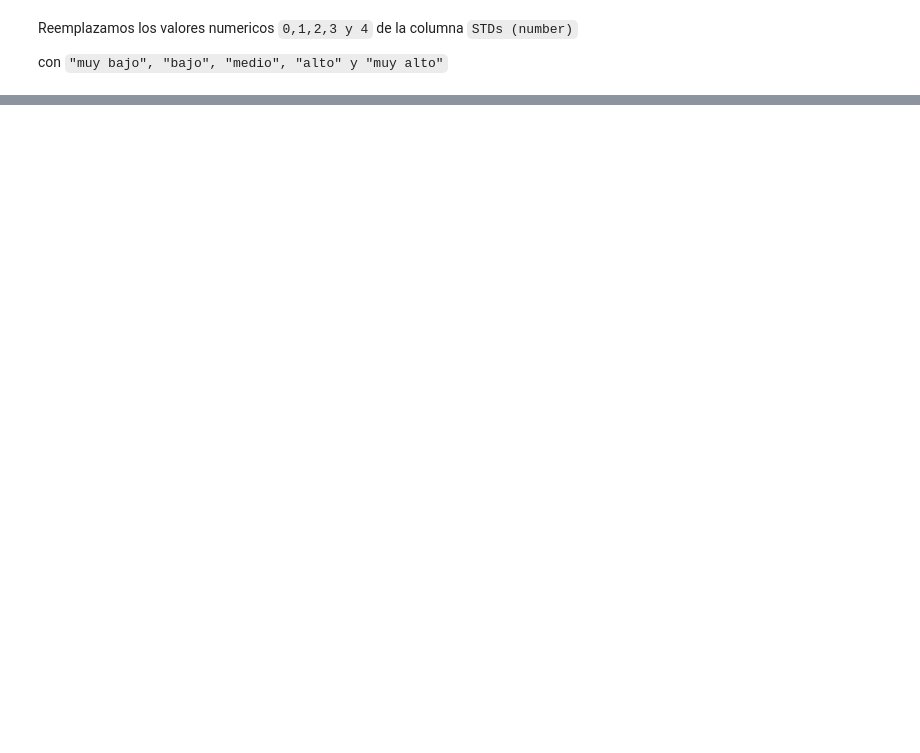
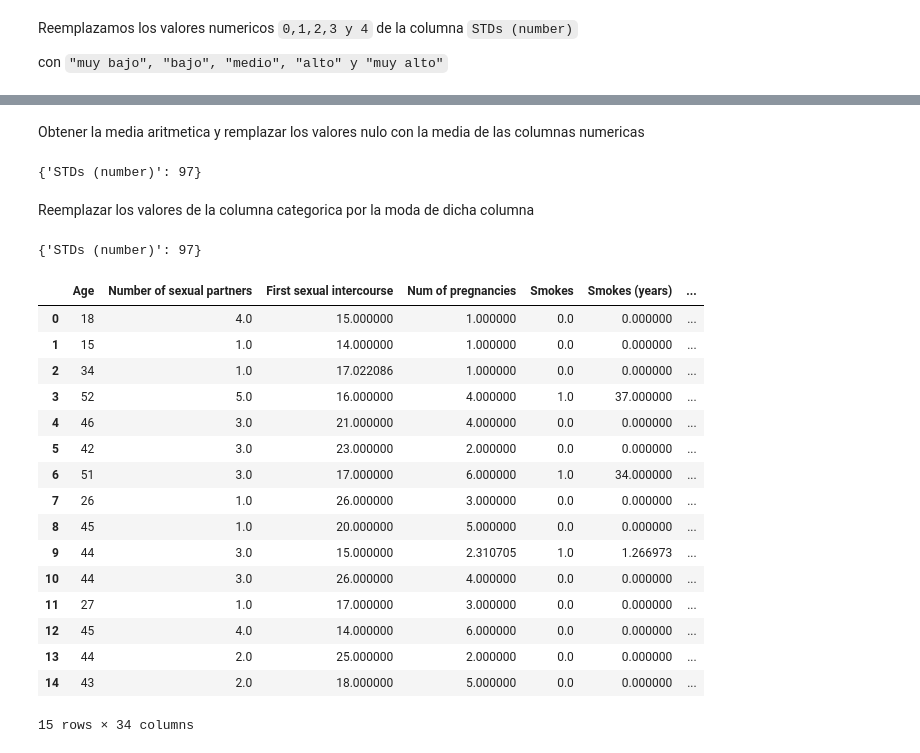
Before and after one commit to RDLL/curso_mineria_de_datos, a Jupyter notebook: Tarea1.ipynb, the cells around one changed output, grey strips where cells are left out. Drawn from its saved outputs; the diff is of its cells as text; code cells hidden in the pictures; blank space fills up the shorter version.

```diff
--- a/Tarea1.ipynb
+++ b/Tarea1.ipynb
@@ -79,0 +62,7 @@ dtype: int64
+# %%
+vfal = faltantes(df)
+print(vfal)
+porcentajes = vfal
+for clave in vfal:
+  porcentajes[clave] = (vfal[clave]/df.shape[0]) * 100
+print(porcentajes)
@@ -79,0 +74,4 @@ dtype: int64
+# %%
+df = df.dropna(subset=["Smokes"])
+compf = faltantes(df)
+print(compf)
@@ -79,0 +82,6 @@ dtype: int64
+# %%
+for clave in porcentajes:
+  if porcentajes[clave] > 30:
+    del vfal[clave]
+    df = df.drop([clave],axis = 1)
+print(df.dtypes)
@@ -79,0 +106,37 @@ dtype: int64
+# %% [markdown]
+Obtener la media aritmetica y remplazar los valores nulo con la media de las columnas numericas
+# %%
+means = df.mean(numeric_only=True).to_dict()
+
+df = df.fillna(means)
+
+print(faltantes(df))
+# %% [output]
+{'STDs (number)': 97}
+# %% [markdown]
+Reemplazar los valores de la columna categorica por la moda de dicha columna
+# %%
+moda = str(df["STDs (number)"].mode())
+df["STDs (number)"]=df["STDs (number)"].replace(["muy bajo","bajo","medio","alto","muy alto"],moda)
+print(faltantes(df))
+#La categorica la sigue marcando como si tuviera valores nulos
+df.head(n=15)
+# %% [output]
+{'STDs (number)': 97}
+|  | Age | Number of sexual partners | First sexual intercourse | Num of pregnancies | Smokes | Smokes (years) | ... |
+| 0 | 18 | 4.0 | 15.000000 | 1.000000 | 0.0 | 0.000000 | ... |
+| 1 | 15 | 1.0 | 14.000000 | 1.000000 | 0.0 | 0.000000 | ... |
+| 2 | 34 | 1.0 | 17.022086 | 1.000000 | 0.0 | 0.000000 | ... |
+| 3 | 52 | 5.0 | 16.000000 | 4.000000 | 1.0 | 37.000000 | ... |
+| 4 | 46 | 3.0 | 21.000000 | 4.000000 | 0.0 | 0.000000 | ... |
+| 5 | 42 | 3.0 | 23.000000 | 2.000000 | 0.0 | 0.000000 | ... |
+| 6 | 51 | 3.0 | 17.000000 | 6.000000 | 1.0 | 34.000000 | ... |
+| 7 | 26 | 1.0 | 26.000000 | 3.000000 | 0.0 | 0.000000 | ... |
+| 8 | 45 | 1.0 | 20.000000 | 5.000000 | 0.0 | 0.000000 | ... |
+| 9 | 44 | 3.0 | 15.000000 | 2.310705 | 1.0 | 1.266973 | ... |
+| 10 | 44 | 3.0 | 26.000000 | 4.000000 | 0.0 | 0.000000 | ... |
+| 11 | 27 | 1.0 | 17.000000 | 3.000000 | 0.0 | 0.000000 | ... |
+| 12 | 45 | 4.0 | 14.000000 | 6.000000 | 0.0 | 0.000000 | ... |
+| 13 | 44 | 2.0 | 25.000000 | 2.000000 | 0.0 | 0.000000 | ... |
+| 14 | 43 | 2.0 | 18.000000 | 5.000000 | 0.0 | 0.000000 | ... |
+15 rows × 34 columns
```
Also changed, not shown: parts of 15 cells of this notebook.
